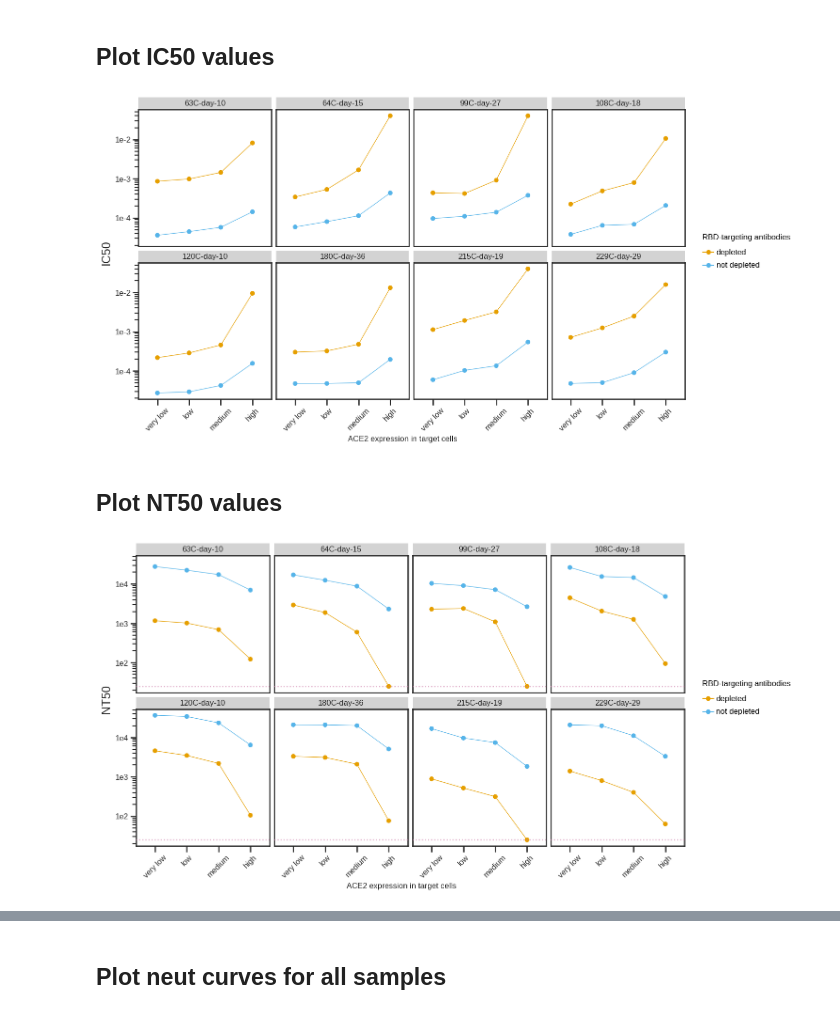
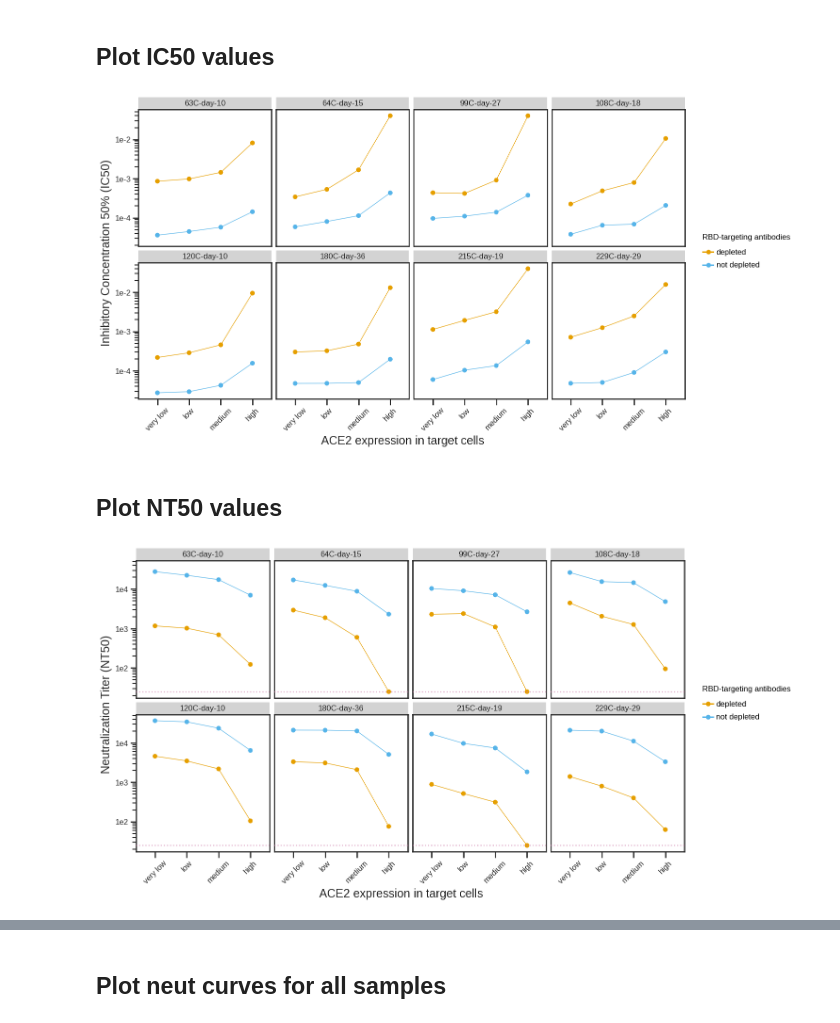
Before and after one commit to jbloomlab/Ace2_expression_neuts, a Jupyter notebook: virus_neutralization.ipynb, the cells around one changed output, grey strips where cells are left out. Drawn from its saved outputs; the diff is of its cells as text; code cells hidden in the pictures.

```diff
--- a/virus_neutralization.ipynb
+++ b/virus_neutralization.ipynb
@@ -129,25 +129,25 @@ fitparams.to_csv(config['neuts'], index=False)
 # %%
 IC50 = (ggplot(fitparams, aes(x='cells', y='ic50', colour='RBD-targeting antibodies', group = 'RBD-targeting antibodies')) +
               geom_point(size=3) +
         geom_line(alpha=1) +
              theme(figure_size=(15,1*df['serum'].nunique()),
                    axis_text=element_text(size=12),
                    axis_text_x=element_text(size=12, angle= 45),
                    legend_text=element_text(size=12),
                    legend_title=element_text(size=12),
-                   axis_title_x=element_text(size=12),
+                   axis_title_x=element_text(size=18),
                    strip_text = element_text(size=12)
                   ) +
               facet_wrap('sample', ncol = 4)+
-              scale_y_log10(name='IC50') +
+              scale_y_log10(name='Inhibitory Concentration 50% (IC50)') +
               xlab('ACE2 expression in target cells') +
              scale_color_manual(values=CBPALETTE[1:])
                  )
 
 _ = IC50.draw()
 IC50.save(f'./{resultsdir}/IC50.pdf')
 # %% [output]
-[figure, old version]
+[figure, new version]
 # %% [markdown]
 ## Plot NT50 values
 # %%
@@ -159,7 +159,7 @@ NT50 = (ggplot(fitparams, aes(x='cells', y='NT50', colour='RBD-targeting antibod
                    axis_text_x=element_text(size=12, angle= 45),
                    legend_text=element_text(size=12),
                    legend_title=element_text(size=12),
-                   axis_title_x=element_text(size=12),
+                   axis_title_x=element_text(size=18),
                    strip_text = element_text(size=12)
                   ) +
                 geom_hline(yintercept=config['NT50_LOD'],
@@ -168,12 +168,13 @@ NT50 = (ggplot(fitparams, aes(x='cells', y='NT50', colour='RBD-targeting antibod
                 alpha=0.6,
                 color=CBPALETTE[7]) +
               facet_wrap('sample', ncol = 4)+
-              scale_y_log10(name='NT50') +
+              scale_y_log10(name='Neutralization Titer (NT50)') +
               xlab('ACE2 expression in target cells') +
+
              scale_color_manual(values=CBPALETTE[1:])
                  )
 
 _ = NT50.draw()
 NT50.save(f'./{resultsdir}/NT50.pdf')
 # %% [output]
-[figure, old version]
+[figure, new version]
```
Also changed, not shown: parts of 2 cells of this notebook, 6 other files.
